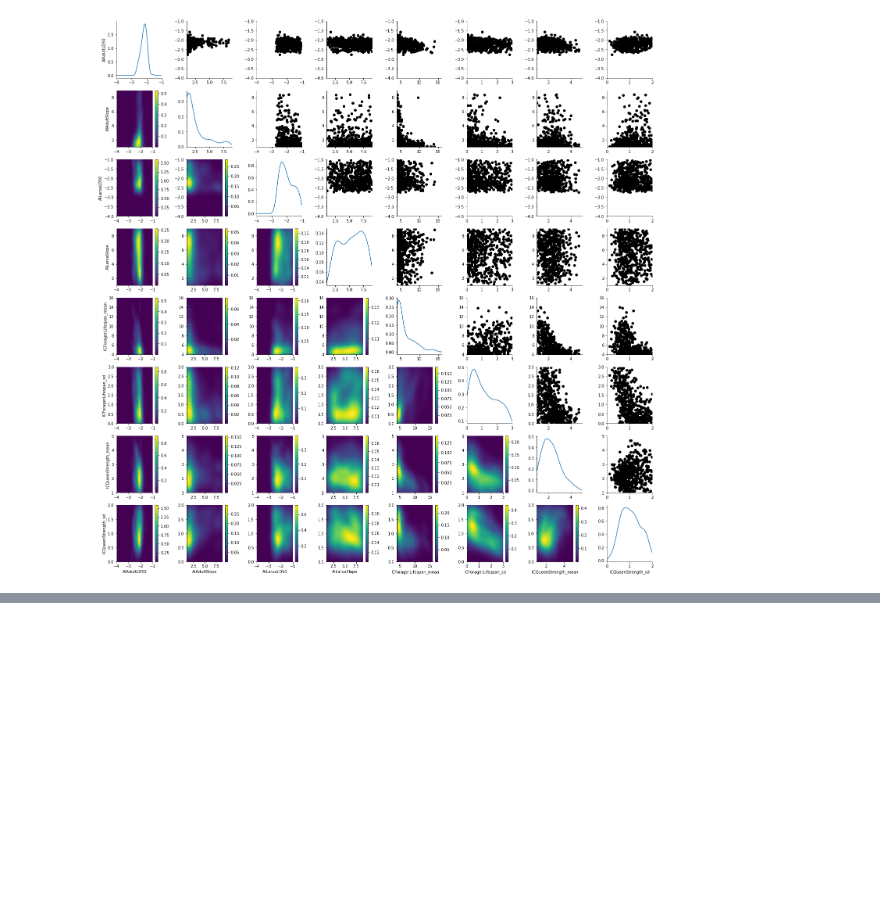
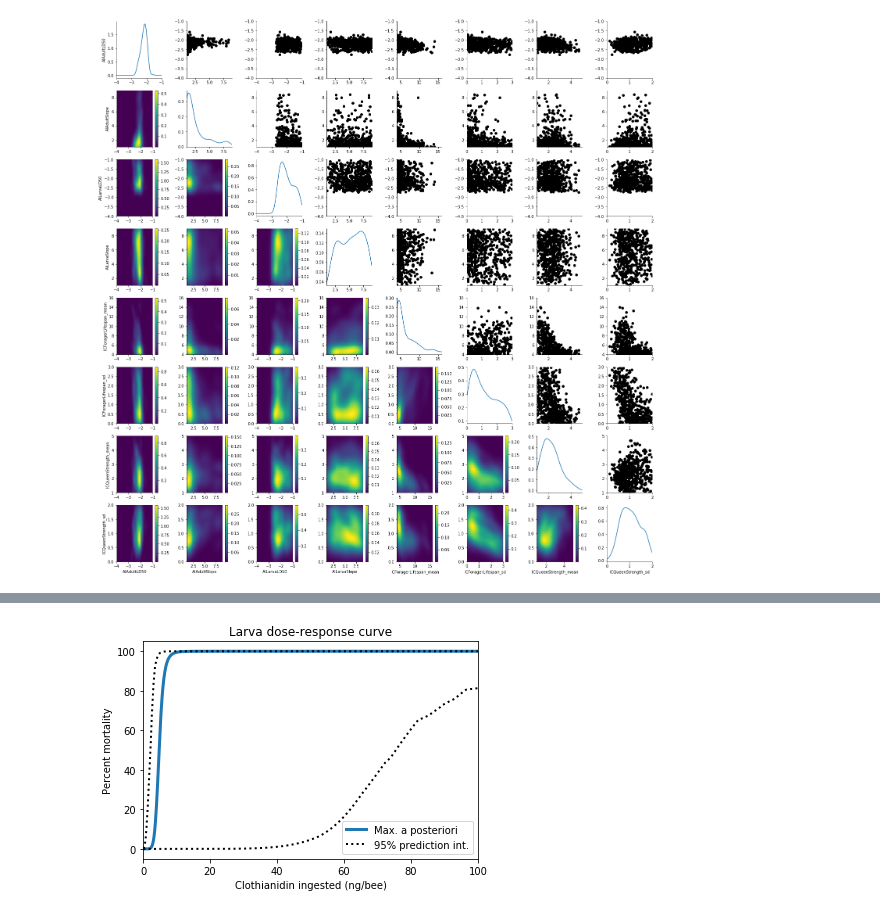
Before and after one commit to JeffreyMinucci/bee_neonic_abc, a Jupyter notebook: results_and_visuals.ipynb, the cells around one changed output, grey strips where cells are left out. Saved outputs shown, nothing was run; the diff lists cells and outputs as text; code cells hidden in the pictures; blank space fills up the shorter version.

```diff
--- a/results_and_visuals.ipynb
+++ b/results_and_visuals.ipynb
@@ -123,0 +192,6 @@ TypeError: unsupported operand type(s) for /: 'range' and 'int'
+# %%
+#show for larvae
+random.seed(1251)
+plot_dr_map(df, percent=95, adult=False, title = "Larva dose-response curve")
+# %% [output]
+[figure, added]
```
Also changed, not shown: parts of 7 cells of this notebook.
